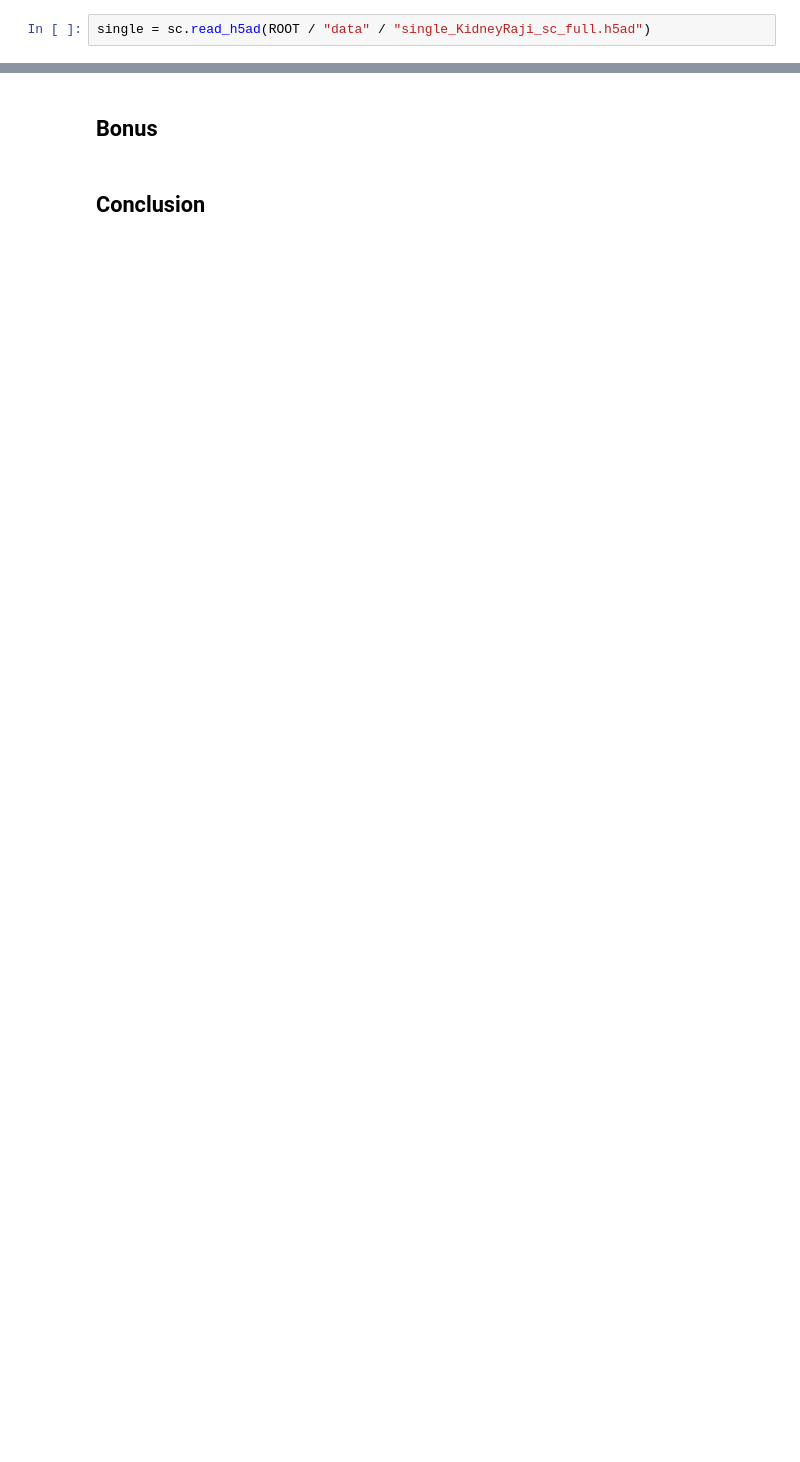
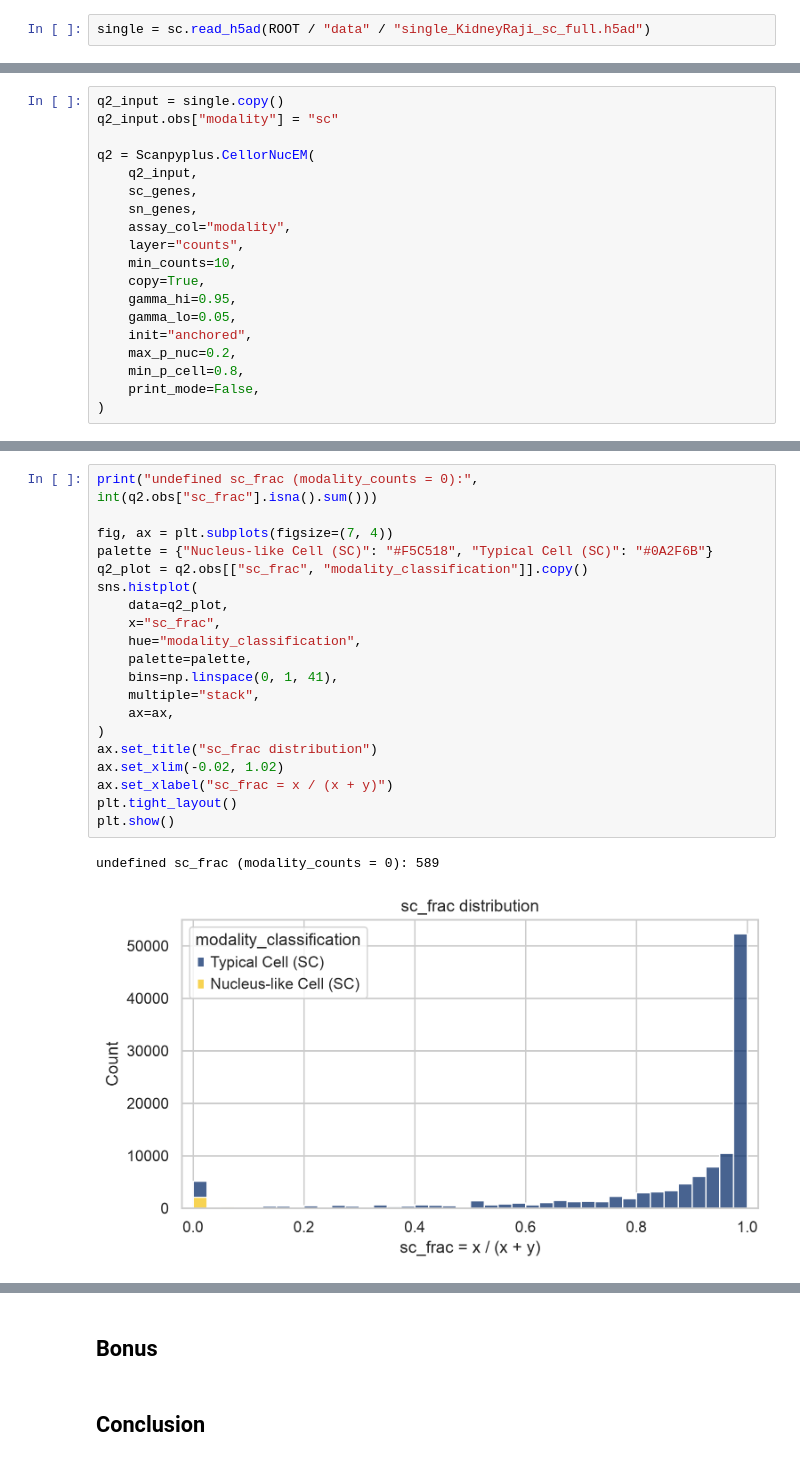
Before and after one commit to UnknownCreature0086/CellorNuc, a Jupyter notebook: notebook/CellorNuc_quiz.ipynb, the cells around one changed output, grey strips where cells are left out. Drawn from its saved outputs; the diff is of its cells as text; blank space fills up the shorter version.

```diff
--- a/notebook/CellorNuc_quiz.ipynb
+++ b/notebook/CellorNuc_quiz.ipynb
@@ -52,0 +235,19 @@ single = sc.read_h5ad(ROOT / "data" / "single_KidneyRaji_sc_full.h5ad")
+# %%
+q2_input = single.copy()
+q2_input.obs["modality"] = "sc"
+
+q2 = Scanpyplus.CellorNucEM(
+    q2_input,
+    sc_genes,
+    sn_genes,
+    assay_col="modality",
+    layer="counts",
+    min_counts=10,
+    copy=True,
+    gamma_hi=0.95,
+    gamma_lo=0.05,
+    init="anchored",
+    max_p_nuc=0.2,
+    min_p_cell=0.8,
+    print_mode=False,
+)
@@ -54,0 +271,23 @@ single = sc.read_h5ad(ROOT / "data" / "single_KidneyRaji_sc_full.h5ad")
+# %%
+print("undefined sc_frac (modality_counts = 0):", int(q2.obs["sc_frac"].isna().sum()))
+
+fig, ax = plt.subplots(figsize=(7, 4))
+palette = {"Nucleus-like Cell (SC)": "#F5C518", "Typical Cell (SC)": "#0A2F6B"}
+q2_plot = q2.obs[["sc_frac", "modality_classification"]].copy()
+sns.histplot(
+    data=q2_plot,
+    x="sc_frac",
+    hue="modality_classification",
+    palette=palette,
+    bins=np.linspace(0, 1, 41),
+    multiple="stack",
+    ax=ax,
+)
+ax.set_title("sc_frac distribution")
+ax.set_xlim(-0.02, 1.02)
+ax.set_xlabel("sc_frac = x / (x + y)")
+plt.tight_layout()
+plt.show()
+# %% [output]
+undefined sc_frac (modality_counts = 0): 589
+[figure, added]
```
Also changed, not shown: parts of 24 cells of this notebook.
